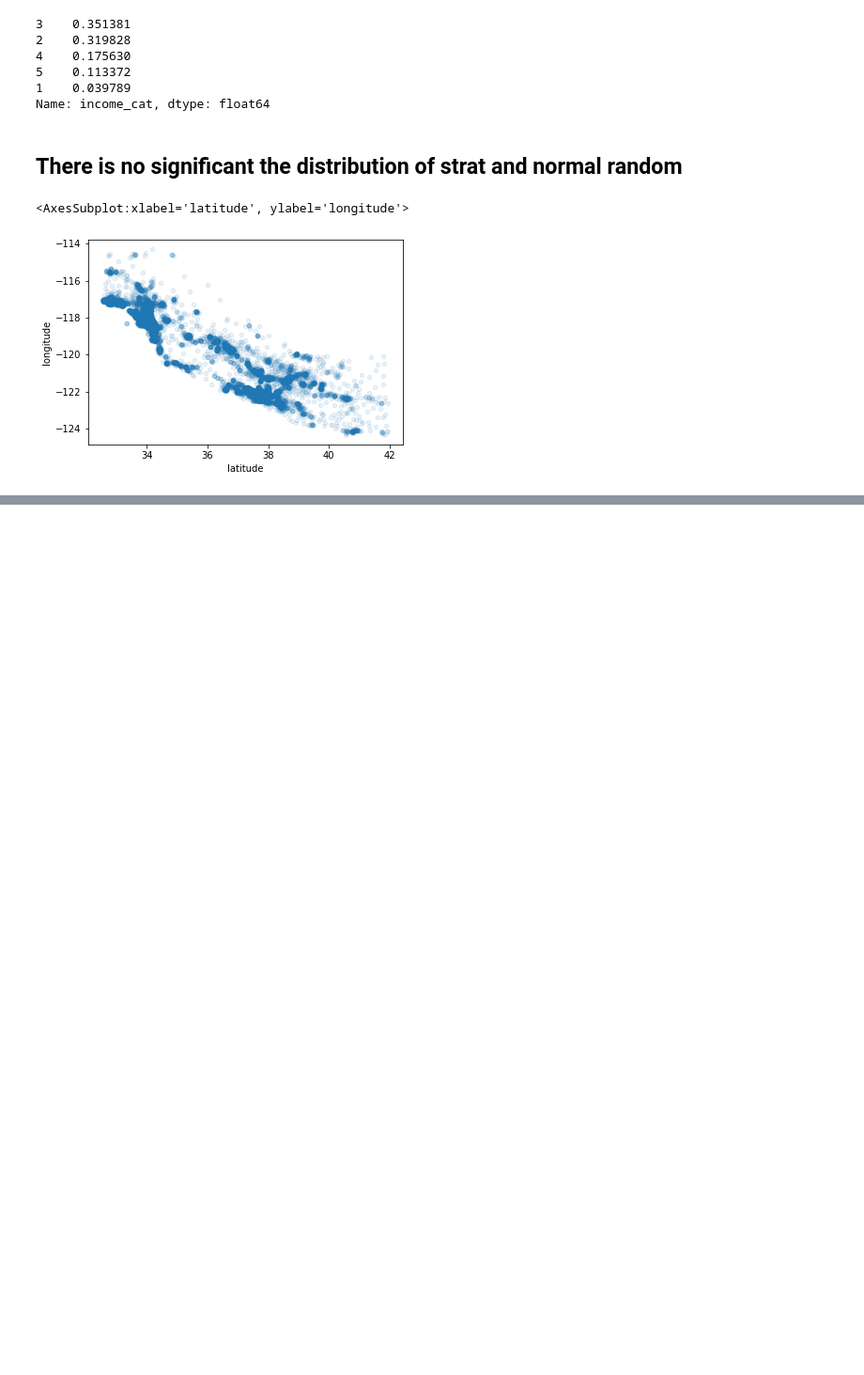
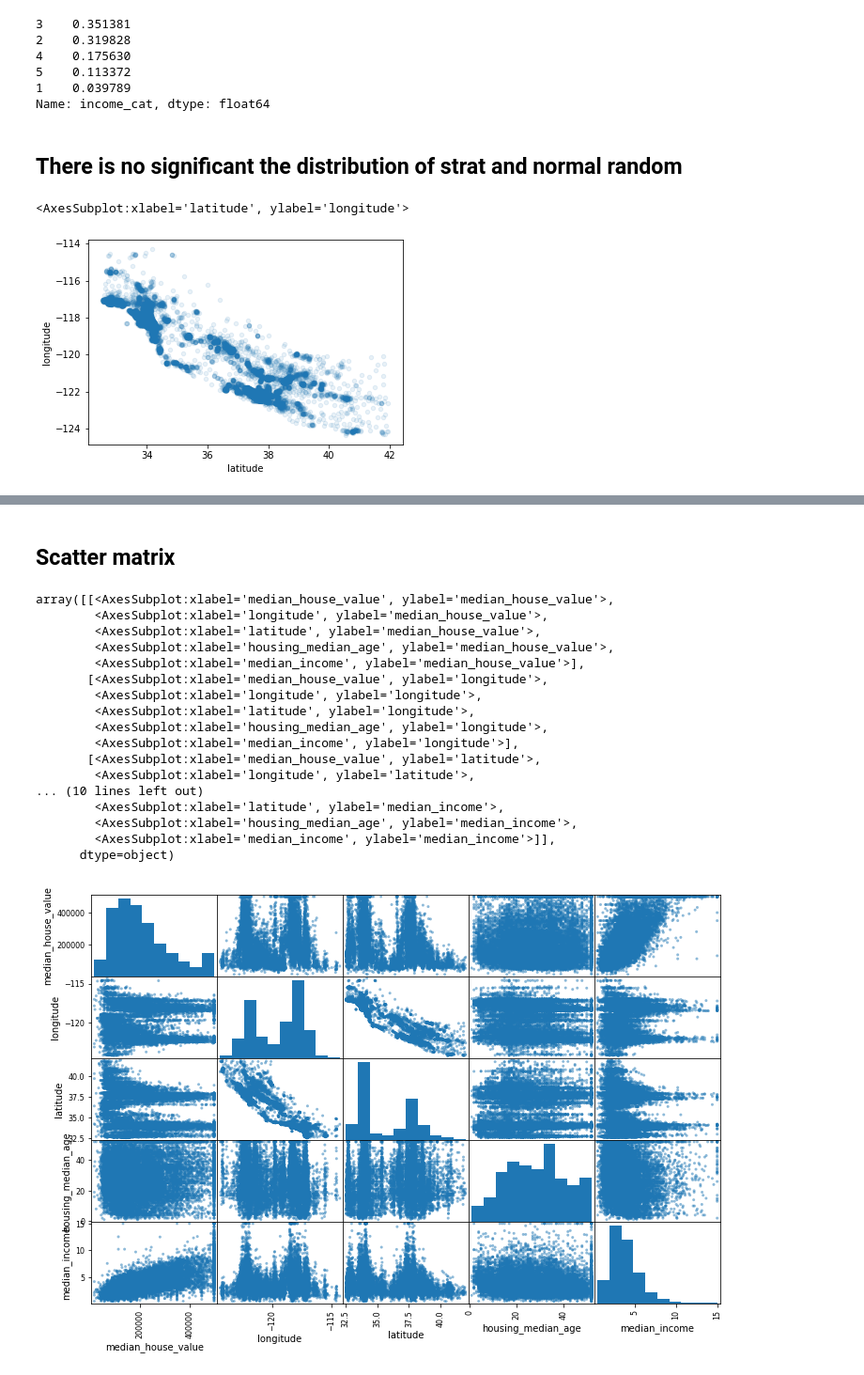
Before and after one commit to korntewin/practice-handson-ml2, a Jupyter notebook: ch2 end to end ml project - house_pricing_analysis.ipynb, the cells around one changed output, grey strips where cells are left out. Shown: that part at 94% size. Drawn from its saved outputs; the diff is of its cells as text; code cells hidden in the pictures; blank space fills up the shorter version.

```diff
--- a/ch2 end to end ml project - house_pricing_analysis.ipynb
+++ b/ch2 end to end ml project - house_pricing_analysis.ipynb
@@ -244,0 +275,26 @@ train_set.plot(kind='scatter', x='latitude', y = 'longitude', alpha = 0.1)
+# %% [markdown]
+## Scatter matrix
+# %%
+from pandas.plotting import scatter_matrix
+
+focused_attributes = ['median_house_value', 'longitude', 'latitude', 'housing_median_age', 'median_income']
+scatter_matrix(train_set[focused_attributes], figsize=(12, 8))
+# %% [output]
+array([[<AxesSubplot:xlabel='median_house_value', ylabel='median_house_value'>,
+        <AxesSubplot:xlabel='longitude', ylabel='median_house_value'>,
+        <AxesSubplot:xlabel='latitude', ylabel='median_house_value'>,
+        <AxesSubplot:xlabel='housing_median_age', ylabel='median_house_value'>,
+        <AxesSubplot:xlabel='median_income', ylabel='median_house_value'>],
+       [<AxesSubplot:xlabel='median_house_value', ylabel='longitude'>,
+        <AxesSubplot:xlabel='longitude', ylabel='longitude'>,
+        <AxesSubplot:xlabel='latitude', ylabel='longitude'>,
+        <AxesSubplot:xlabel='housing_median_age', ylabel='longitude'>,
+        <AxesSubplot:xlabel='median_income', ylabel='longitude'>],
+       [<AxesSubplot:xlabel='median_house_value', ylabel='latitude'>,
+        <AxesSubplot:xlabel='longitude', ylabel='latitude'>,
+... (10 lines left out)
+        <AxesSubplot:xlabel='latitude', ylabel='median_income'>,
+        <AxesSubplot:xlabel='housing_median_age', ylabel='median_income'>,
+        <AxesSubplot:xlabel='median_income', ylabel='median_income'>]],
+      dtype=object)
+[figure, added]
```
Also changed, not shown: parts of 29 cells of this notebook, 1 other file.
